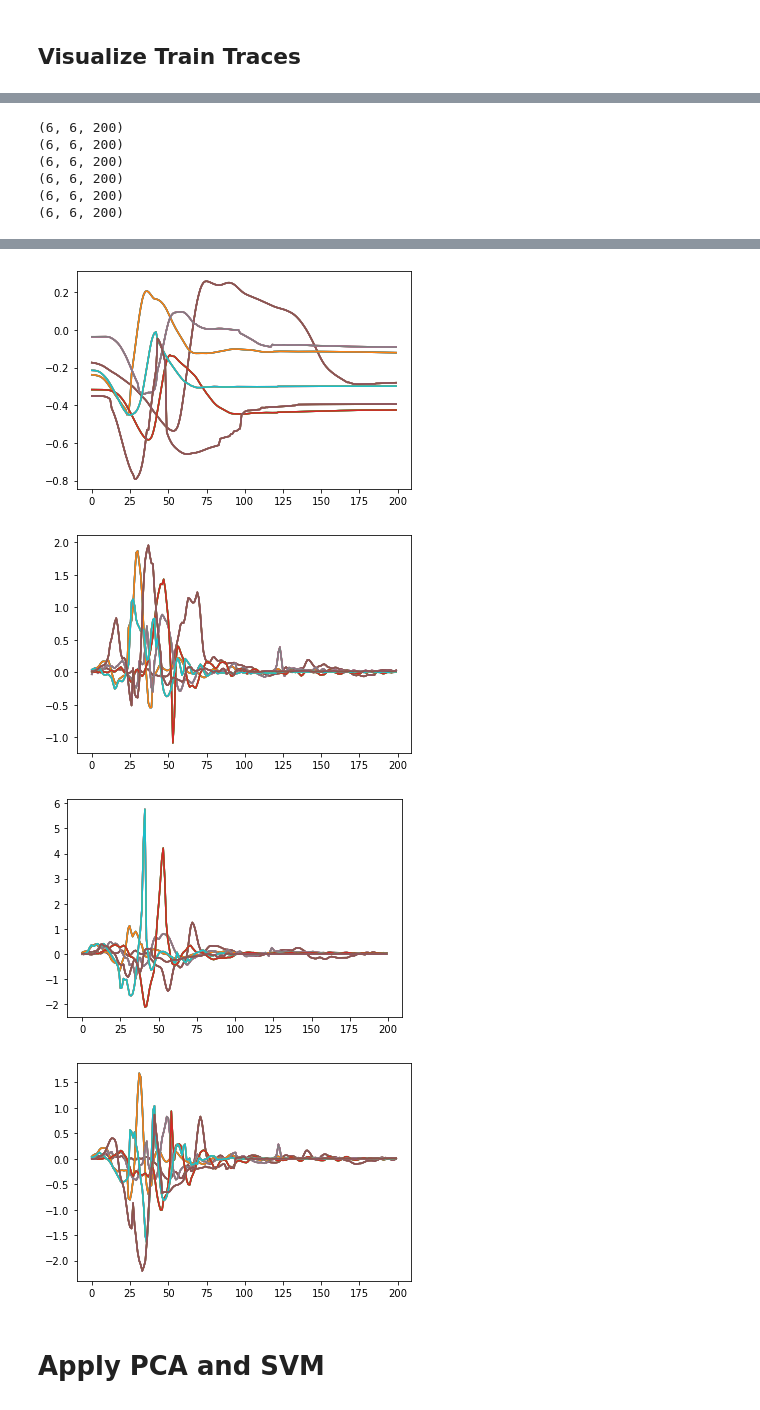
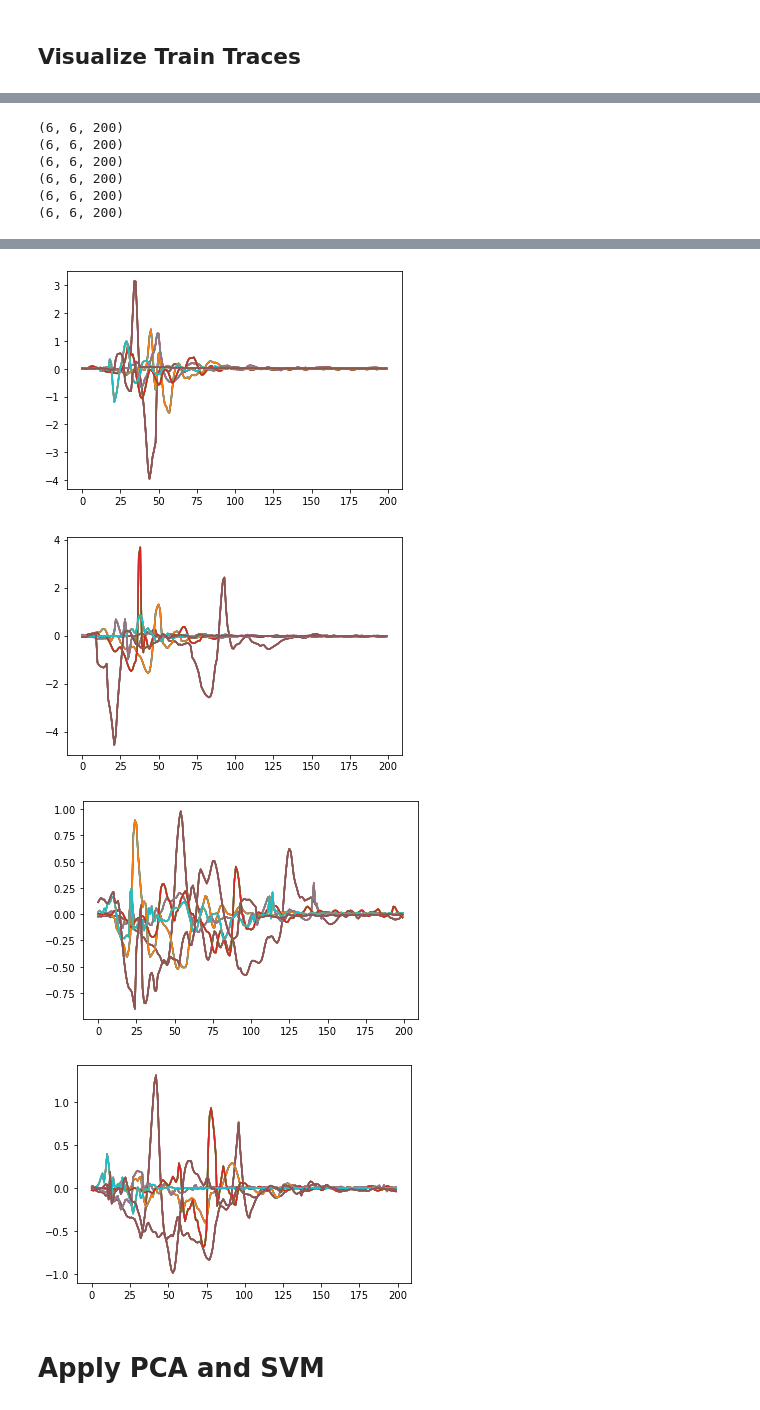
Before and after one commit to OlinSTEP/signal-processing-gesture-data-collection, a Jupyter notebook: session_3/explore_data_session_3.ipynb, the cells around one changed output, grey strips where cells are left out. Saved outputs shown, nothing was run; the diff lists cells and outputs as text; code cells hidden in the pictures.

Commit message:
ADD: Choose gesture set

```diff
--- a/session_3/explore_data_session_3.ipynb
+++ b/session_3/explore_data_session_3.ipynb
@@ -312,23 +315,27 @@ meta_data_gestures[["gesture_num", "trial"]]
 | 125 | 12 | 8 |
 126 rows × 2 columns
 # %%
-# use trials 1, 4, 5 as test
-test_labels = meta_data_gestures[(meta_data_gestures["trial"] == 1) |
-                   (meta_data_gestures["trial"] == 4) |
-                   (meta_data_gestures["trial"] == 5)][["gesture_num", "trial"]]
+def get_train_test_split(test_trials=[1, 4, 5]):
+    """
+    Split train and test but keep gestures from the same trial in the same dataset
+    """
+    # subset test
+    test_labels = meta_data_gestures[meta_data_gestures["trial"].isin(test_trials)][["trial", "gesture_num"]]
 
-# rest are train
-train_labels = meta_data_gestures[(meta_data_gestures["trial"] != 1) &
-                   (meta_data_gestures["trial"] != 4) &
-                   (meta_data_gestures["trial"] != 5)][["gesture_num", "trial"]]
+    # rest are train
+    train_labels = meta_data_gestures[~meta_data_gestures["trial"].isin(test_trials)][["trial", "gesture_num"]]
 
-test_data = data[test_labels.index]
-test_labels["index"] = range(0, len(test_labels))
-test_labels = test_labels.set_index("index")
+    test_data = data[test_labels.index]
+    test_labels["index"] = range(0, len(test_labels))
+    test_labels = test_labels.set_index("index")
 
-train_data = data[train_labels.index]
-train_labels["index"] = range(0, len(train_labels))
-train_labels = train_labels.set_index("index")
+    train_data = data[train_labels.index]
+    train_labels["index"] = range(0, len(train_labels))
+    train_labels = train_labels.set_index("index")
+
+    return train_data, train_labels, test_data, test_labels
+
+train_data, train_labels, test_data, test_labels = get_train_test_split(test_trials=[1, 4, 5])
 # %% [markdown]
 ## Visualize Train Traces
 # %%
@@ -364,12 +371,12 @@ def plot_trace(t_data, t_labels, choose_gesture = 1, choose_channel = 1):
         ax.plot(range(0, 200), gestures[i][choose_channel])
 # %%
 # train data for gesture
-plot_trace(train_data, train_labels, choose_gesture = 1, choose_channel = 0)
-plot_trace(train_data, train_labels, choose_gesture = 1, choose_channel = 1)
-plot_trace(train_data, train_labels, choose_gesture = 1, choose_channel = 2)
-plot_trace(train_data, train_labels, choose_gesture = 1, choose_channel = 3)
-plot_trace(train_data, train_labels, choose_gesture = 1, choose_channel = 4)
 plot_trace(train_data, train_labels, choose_gesture = 1, choose_channel = 5)
+plot_trace(train_data, train_labels, choose_gesture = 2, choose_channel = 5)
+plot_trace(train_data, train_labels, choose_gesture = 3, choose_channel = 5)
+plot_trace(train_data, train_labels, choose_gesture = 4, choose_channel = 5)
+plot_trace(train_data, train_labels, choose_gesture = 5, choose_channel = 5)
+plot_trace(train_data, train_labels, choose_gesture = 6, choose_channel = 5)
 # %% [output]
 (6, 6, 200)
 (6, 6, 200)
@@ -382,7 +389,7 @@ plot_trace(train_data, train_labels, choose_gesture = 1, choose_channel = 5)
-[figure, old version]
+[figure, new version]
-[figure, old version]
+[figure, new version]
-[figure, old version]
+[figure, new version]
-[figure, old version]
+[figure, new version]
 # %% [markdown]
 # Apply PCA and SVM
 # %%
```
Also changed, not shown: parts of 29 cells of this notebook, 1 other file.
